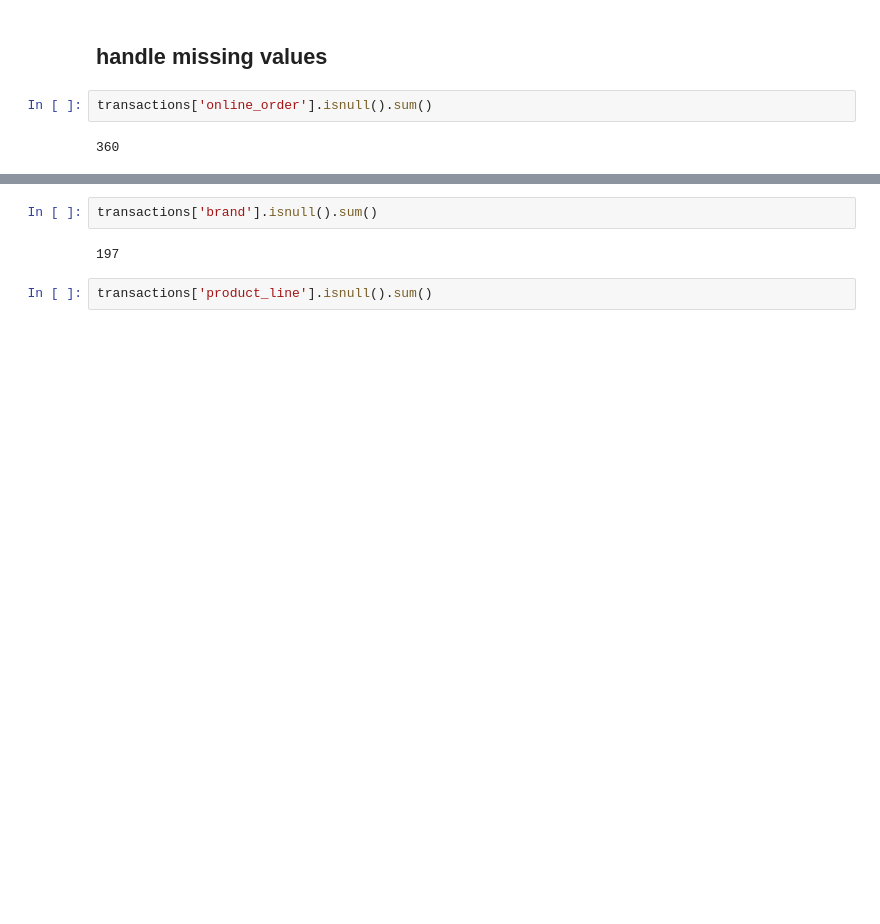
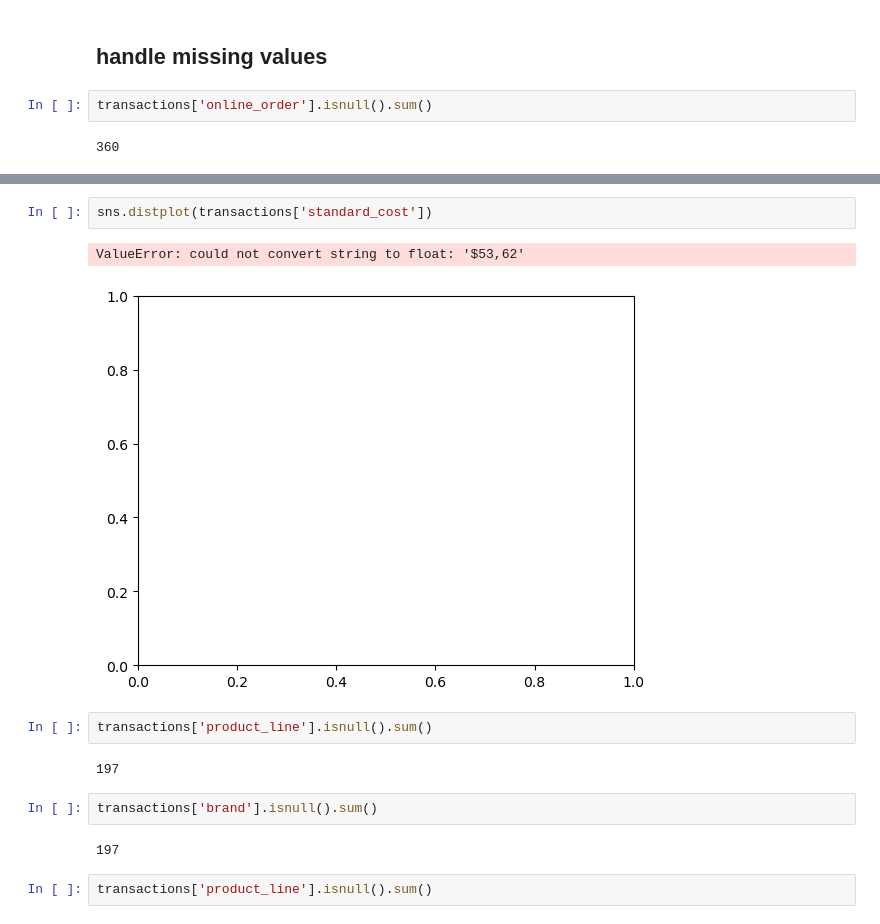
Before and after one commit to kintan-pitaloka/KPMG-VIX, a Jupyter notebook: KPMGTASK2.ipynb, the cells around one changed output, grey strips where cells are left out. Drawn from its saved outputs; the diff is of its cells as text; blank space fills up the shorter version.

```diff
--- a/KPMGTASK2.ipynb
+++ b/KPMGTASK2.ipynb
@@ -219,3 +238,12 @@ transactions['online_order'].isnull().sum()
+# %%
+sns.distplot(transactions['standard_cost'])
+# %% [output]
+ValueError: could not convert string to float: '$53,62'
+[figure, added]
+# %%
+transactions['product_line'].isnull().sum()
+# %% [output]
+197
 # %%
 transactions['brand'].isnull().sum()
 # %% [output]
```
Also changed, not shown: parts of 3 cells of this notebook.
